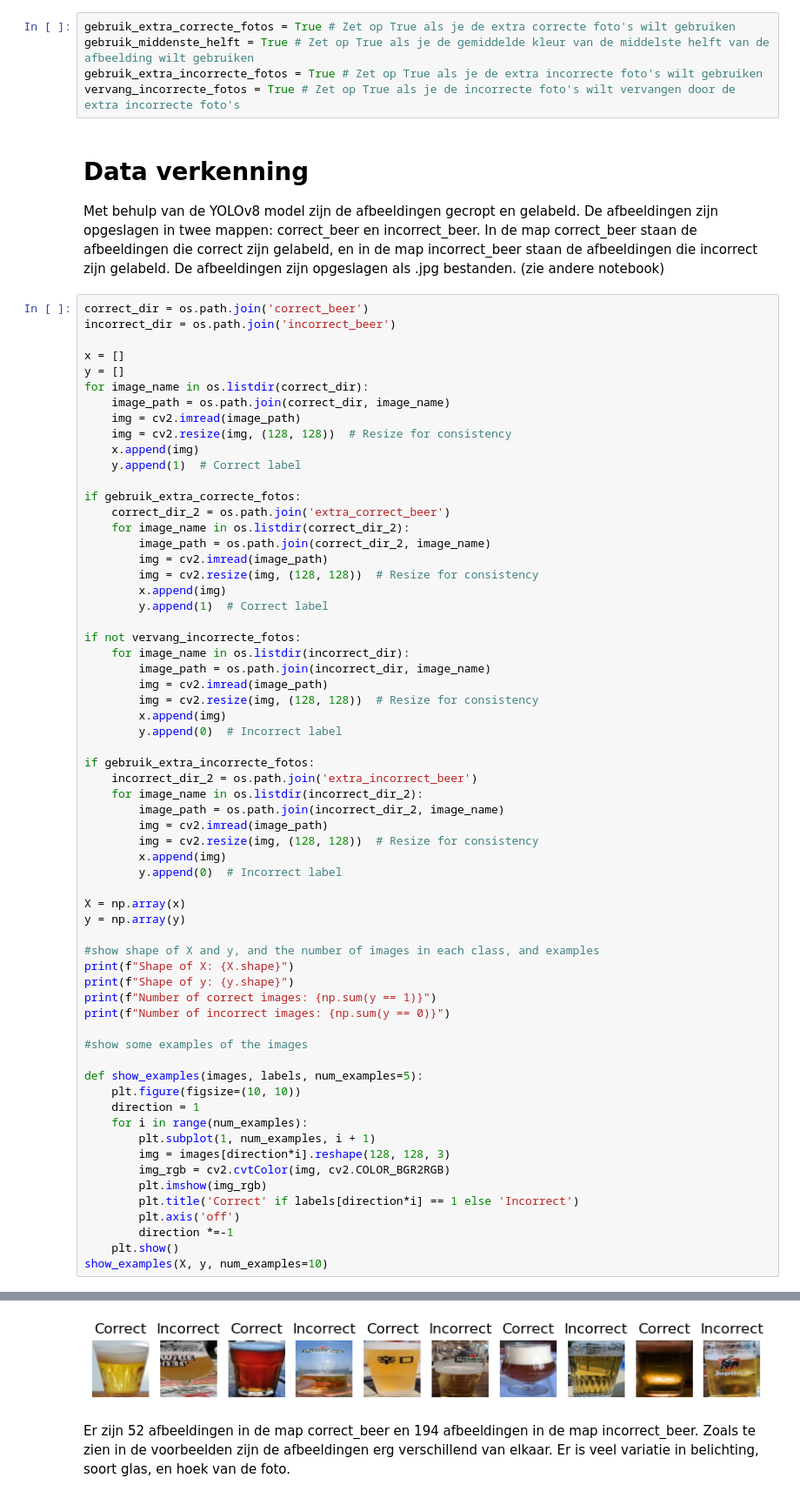
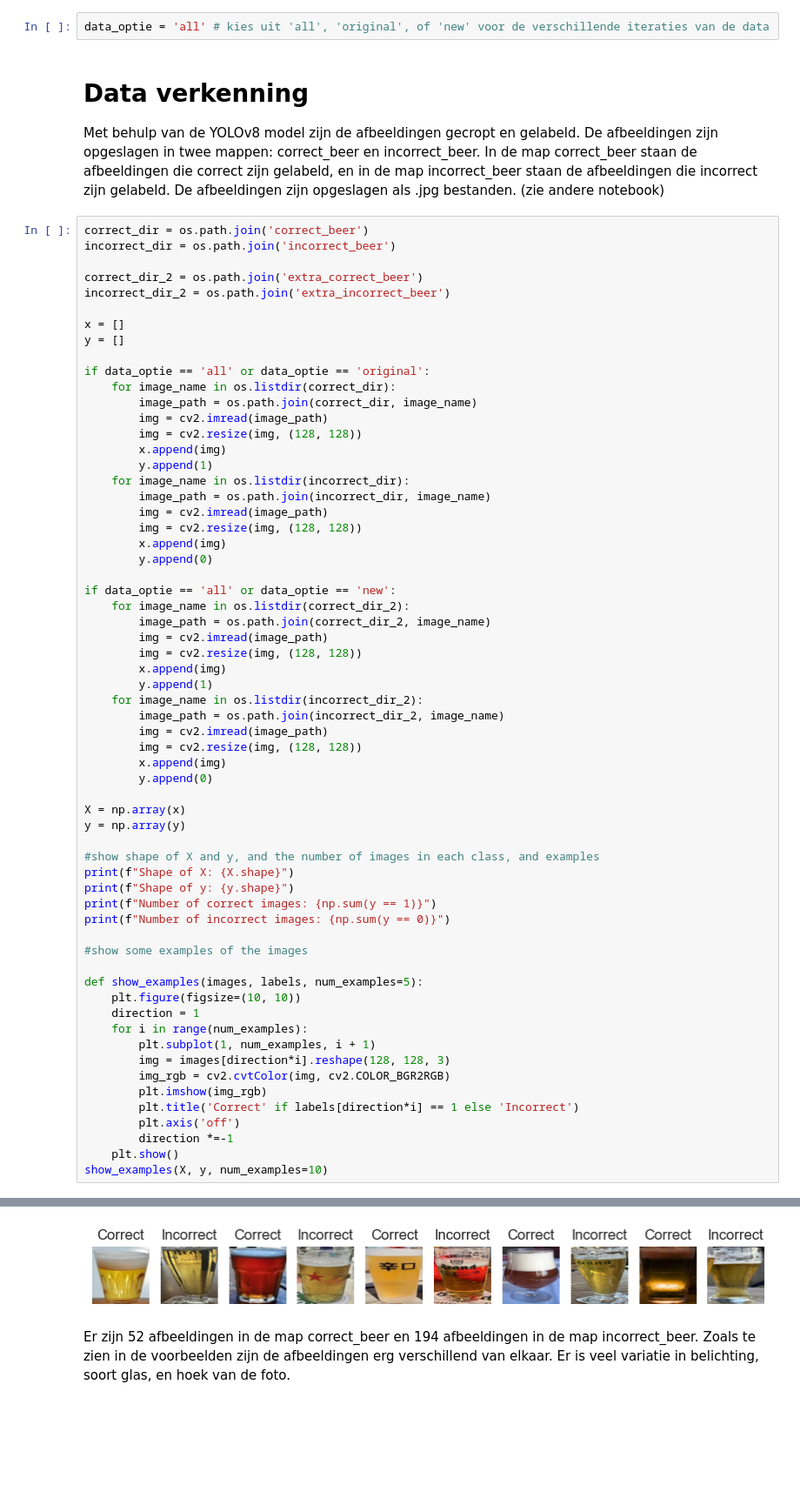
Before and after one commit to Liftpiloot/beer-classifier, a Jupyter notebook: Beer_classifier.ipynb, the cells around one changed output, grey strips where cells are left out. Shown: that part at 87% size. Drawn from its saved outputs; the diff is of its cells as text; blank space fills up the shorter version.

```diff
--- a/Beer_classifier.ipynb
+++ b/Beer_classifier.ipynb
@@ -18,10 +19,7 @@ from sympy import false
 ### Tweaks
 Vanwege het iteratieve proces veranderd er soms code, daarom staan hier een aantal variabelen die verschillende iteraties in het proces laten zien
 # %%
-gebruik_extra_correcte_fotos = True # Zet op True als je de extra correcte foto's wilt gebruiken
-gebruik_middenste_helft = True # Zet op True als je de gemiddelde kleur van de middelste helft van de afbeelding wilt gebruiken
-gebruik_extra_incorrecte_fotos = True # Zet op True als je de extra incorrecte foto's wilt gebruiken
-vervang_incorrecte_fotos = True # Zet op True als je de incorrecte foto's wilt vervangen door de extra incorrecte foto's
+data_optie = 'all' # kies uit 'all', 'original', of 'new' voor de verschillende iteraties van de data
 # %% [markdown]
 # Data verkenning
 Met behulp van de YOLOv8 model zijn de afbeeldingen gecropt en gelabeld. De afbeeldingen zijn opgeslagen in twee mappen: correct_beer en incorrect_beer. In de map correct_beer staan de afbeeldingen die correct zijn gelabeld, en in de map incorrect_beer staan de afbeeldingen die incorrect zijn gelabeld. De afbeeldingen zijn opgeslagen als .jpg bestanden. (zie andere notebook)
@@ -29,40 +27,39 @@ Met behulp van de YOLOv8 model zijn de afbeeldingen gecropt en gelabeld. De afbe
 correct_dir = os.path.join('correct_beer')
 incorrect_dir = os.path.join('incorrect_beer')
 
+correct_dir_2 = os.path.join('extra_correct_beer')
+incorrect_dir_2 = os.path.join('extra_incorrect_beer')
+
 x = []
 y = []
-for image_name in os.listdir(correct_dir):
-    image_path = os.path.join(correct_dir, image_name)
-    img = cv2.imread(image_path)
-    img = cv2.resize(img, (128, 128))  # Resize for consistency
-    x.append(img)
-    y.append(1)  # Correct label
 
-if gebruik_extra_correcte_fotos:
-    correct_dir_2 = os.path.join('extra_correct_beer')
+if data_optie == 'all' or data_optie == 'original':
+    for image_name in os.listdir(correct_dir):
+        image_path = os.path.join(correct_dir, image_name)
+        img = cv2.imread(image_path)
+        img = cv2.resize(img, (128, 128))
+        x.append(img)
+        y.append(1)
+    for image_name in os.listdir(incorrect_dir):
+        image_path = os.path.join(incorrect_dir, image_name)
+        img = cv2.imread(image_path)
+        img = cv2.resize(img, (128, 128))
+        x.append(img)
+        y.append(0)
+
+if data_optie == 'all' or data_optie == 'new':
     for image_name in os.listdir(correct_dir_2):
         image_path = os.path.join(correct_dir_2, image_name)
         img = cv2.imread(image_path)
-        img = cv2.resize(img, (128, 128))  # Resize for consistency
+        img = cv2.resize(img, (128, 128))
         x.append(img)
-        y.append(1)  # Correct label
-
-if not vervang_incorrecte_fotos:
-    for image_name in os.listdir(incorrect_dir):
-        image_path = os.path.join(incorrect_dir, image_name)
-        img = cv2.imread(image_path)
-        img = cv2.resize(img, (128, 128))  # Resize for consistency
-        x.append(img)
-        y.append(0)  # Incorrect label
-
-if gebruik_extra_incorrecte_fotos:
-    incorrect_dir_2 = os.path.join('extra_incorrect_beer')
+        y.append(1)
     for image_name in os.listdir(incorrect_dir_2):
         image_path = os.path.join(incorrect_dir_2, image_name)
         img = cv2.imread(image_path)
-        img = cv2.resize(img, (128, 128))  # Resize for consistency
+        img = cv2.resize(img, (128, 128))
         x.append(img)
-        y.append(0)  # Incorrect label
+        y.append(0)
 
 X = np.array(x)
 y = np.array(y)
@@ -96,4 +93,4 @@ Number of incorrect images: 22
-[figure, old version]
+[figure, new version]
 # %% [markdown]
 Er zijn 52 afbeeldingen in de map correct_beer en 194 afbeeldingen in de map incorrect_beer. Zoals te zien in de voorbeelden zijn de afbeeldingen erg verschillend van elkaar. Er is veel variatie in belichting, soort glas, en hoek van de foto.
 # %% [markdown]
```
Also changed, not shown: parts of 16 cells of this notebook, 19 other files.
